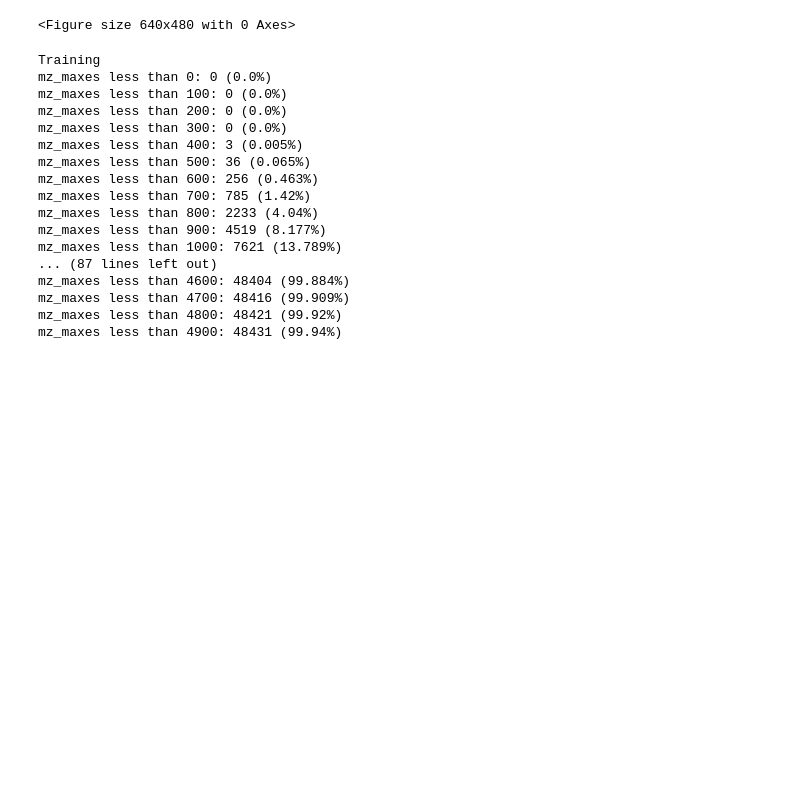
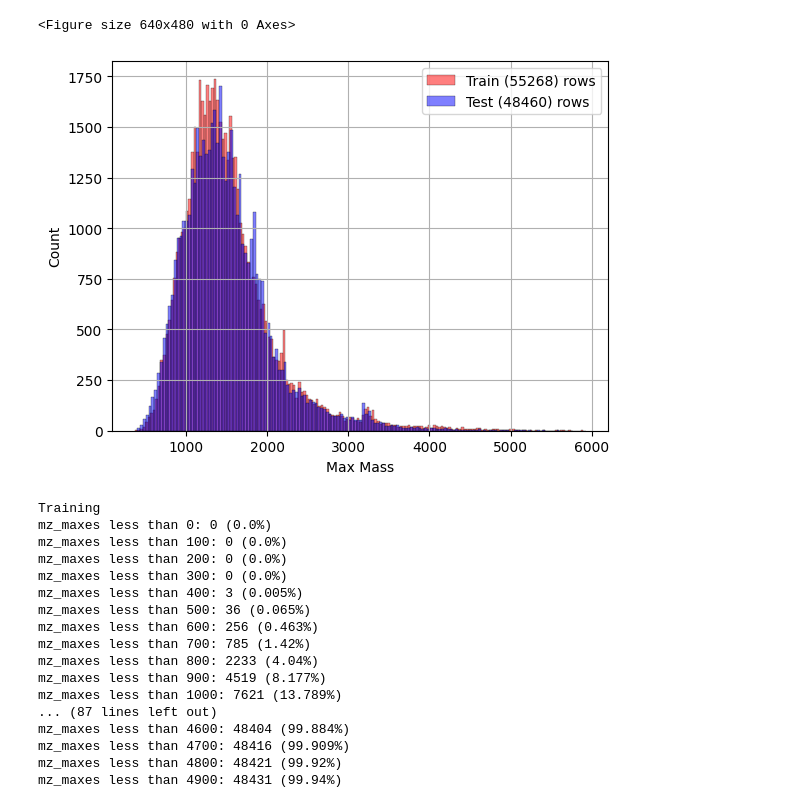
Before and after one commit to vchelur97/psm, a Jupyter notebook: eda/eda_spectrum.ipynb, the cells around one changed output. Drawn from its saved outputs; the diff is of its cells as text; code cells hidden in the pictures; blank space fills up the shorter version.

```diff
--- a/eda/eda_spectrum.ipynb
+++ b/eda/eda_spectrum.ipynb
@@ -109,6 +109,25 @@ plt.figure()
 [figure]
 [figure]
 <Figure size 640x480 with 0 Axes>
+# %%
+# Overlap train and test max mass distributions plots
+sns.histplot(mz_maxes['train'], color='red', alpha=0.5, label='train')
+sns.histplot(mz_maxes['test'], color='blue', alpha=0.5, label='test')
+plt.xlabel('Max Mass')
+# plt.title('Max Mass Distribution')
+# Create legend
+# plt.legend()
+# Show value amounts of datasets in legend
+plt.legend(labels=[f'Train ({len(mz_maxes["train"])}) rows', f'Test ({len(mz_maxes["test"])}) rows'])
+# Show grid
+plt.grid(True)
+
+
+
+# See how sparse query spectrum is
+# Gap between each m/z?
+# %% [output]
+[figure, added]
 # %%
 # For mz_maxes, print count and percent of total where less than 100, less than 200, etc
 print("Training")
```
Also changed, not shown: parts of 4 cells of this notebook.
